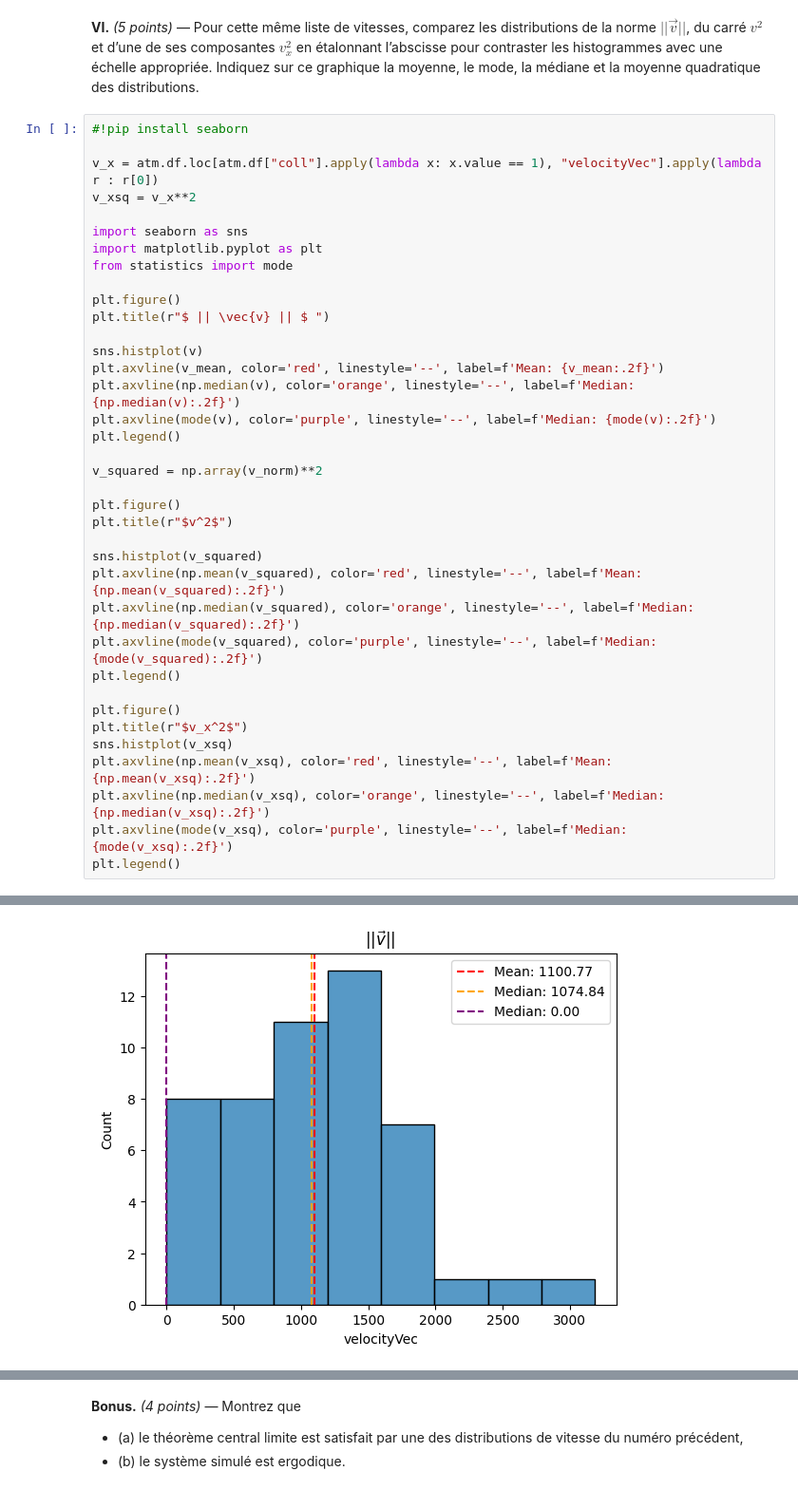
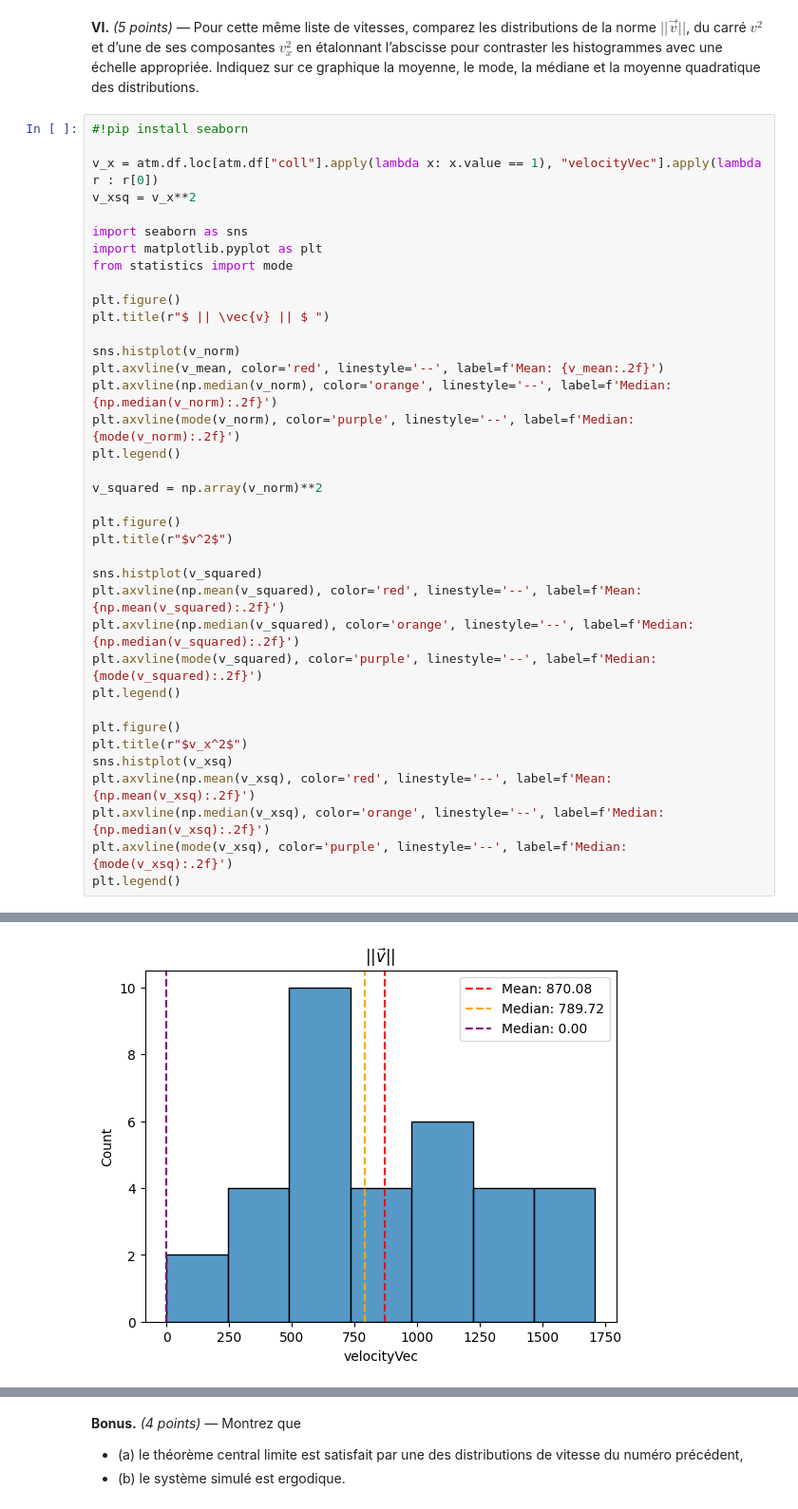
Before and after one commit to craqu/TP1_ES, a Jupyter notebook: tdsTP_Part1_h25.ipynb, the cells around one changed output, grey strips where cells are left out. Shown at 95% size. Drawn from its saved outputs; the diff is of its cells as text.

```diff
--- a/tdsTP_Part1_h25.ipynb
+++ b/tdsTP_Part1_h25.ipynb
@@ -148,34 +161,34 @@ v_xsq = v_x**2
 import seaborn as sns
 import matplotlib.pyplot as plt
 from statistics import mode
 
 plt.figure()
 plt.title(r"$ || \vec{v} || $ ")
 
-sns.histplot(v)
+sns.histplot(v_norm)
 plt.axvline(v_mean, color='red', linestyle='--', label=f'Mean: {v_mean:.2f}')
-plt.axvline(np.median(v), color='orange', linestyle='--', label=f'Median: {np.median(v):.2f}')
-plt.axvline(mode(v), color='purple', linestyle='--', label=f'Median: {mode(v):.2f}')
+plt.axvline(np.median(v_norm), color='orange', linestyle='--', label=f'Median: {np.median(v_norm):.2f}')
+plt.axvline(mode(v_norm), color='purple', linestyle='--', label=f'Median: {mode(v_norm):.2f}')
 plt.legend()
 
 v_squared = np.array(v_norm)**2
 
 plt.figure()
 plt.title(r"$v^2$")
 
 sns.histplot(v_squared)
 plt.axvline(np.mean(v_squared), color='red', linestyle='--', label=f'Mean: {np.mean(v_squared):.2f}')
 plt.axvline(np.median(v_squared), color='orange', linestyle='--', label=f'Median: {np.median(v_squared):.2f}')
 plt.axvline(mode(v_squared), color='purple', linestyle='--', label=f'Median: {mode(v_squared):.2f}')
 plt.legend()
 
 plt.figure()
 plt.title(r"$v_x^2$")
 sns.histplot(v_xsq)
 plt.axvline(np.mean(v_xsq), color='red', linestyle='--', label=f'Mean: {np.mean(v_xsq):.2f}')
 plt.axvline(np.median(v_xsq), color='orange', linestyle='--', label=f'Median: {np.median(v_xsq):.2f}')
 plt.axvline(mode(v_xsq), color='purple', linestyle='--', label=f'Median: {mode(v_xsq):.2f}')
 plt.legend()
 # %% [output]
 <matplotlib.legend.Legend at 0x...>
-[figure, old version]
+[figure, new version]
```
Also changed, not shown: parts of 5 cells of this notebook.
